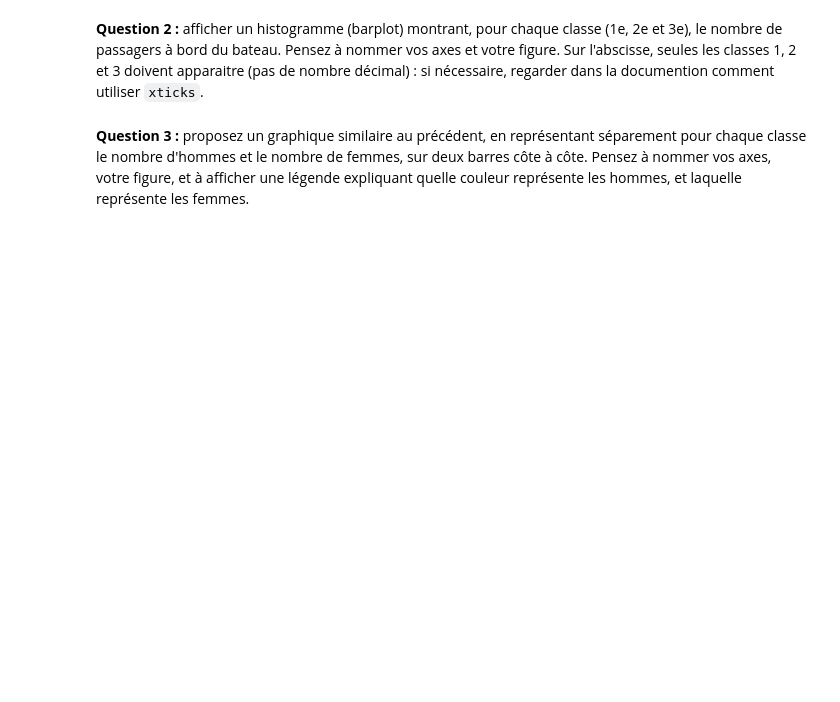
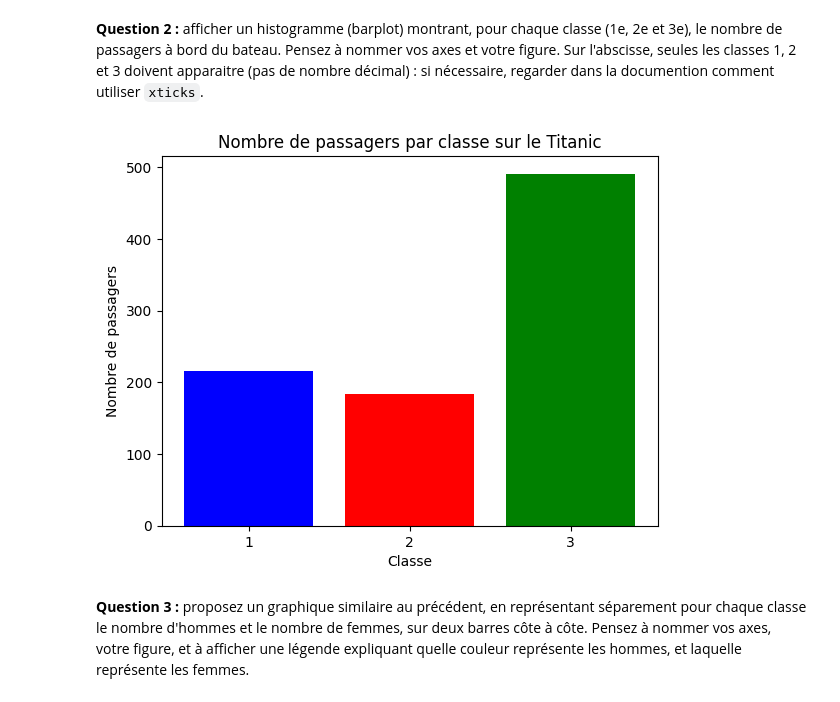
Before and after one commit to AD99i/titanic_ml, a Jupyter notebook: M03_TP01_Exercice.ipynb, the cells around one changed output. Drawn from its saved outputs; the diff is of its cells as text; code cells hidden in the pictures; blank space fills up the shorter version.

```diff
--- a/M03_TP01_Exercice.ipynb
+++ b/M03_TP01_Exercice.ipynb
@@ -268,4 +324,26 @@ La documentation matplotlib est accessible à l'adresse suivante : https://matpl
 # %% [markdown]
 **Question 2 :** afficher un histogramme (barplot) montrant, pour chaque classe (1e, 2e et 3e), le nombre de passagers à bord du bateau. Pensez à nommer vos axes et votre figure. Sur l'abscisse, seules les classes 1, 2 et 3 doivent apparaitre (pas de nombre décimal) : si nécessaire, regarder dans la documention comment utiliser `xticks`.
+# %%
+# Compter le nombre de passagers par classe
+counts = titanic['Pclass'].value_counts().sort_index()
+
+# Positions des barres (1, 2, 3)
+classes = counts.index
+nb_passagers = counts.values
+
+# Création du barplot
+plt.bar(classes, nb_passagers, color=['blue','red','green'])
+
+# Nommer les axes et la figure
+plt.xlabel("Classe")
+plt.ylabel("Nombre de passagers")
+plt.title("Nombre de passagers par classe sur le Titanic")
+
+# Forcer les ticks de l'axe des x à être 1, 2, 3 (entiers)
+plt.xticks([1, 2, 3])
+
+plt.show()
+# %% [output]
+[figure, added]
 # %% [markdown]
 **Question 3 :** proposez un graphique similaire au précédent, en représentant séparement pour chaque classe le nombre d'hommes et le nombre de femmes, sur deux barres côte à côte. Pensez à nommer vos axes, votre figure, et à afficher une légende expliquant quelle couleur représente les hommes, et laquelle représente les femmes.
```
Also changed, not shown: parts of 15 cells of this notebook, 1 other file.
